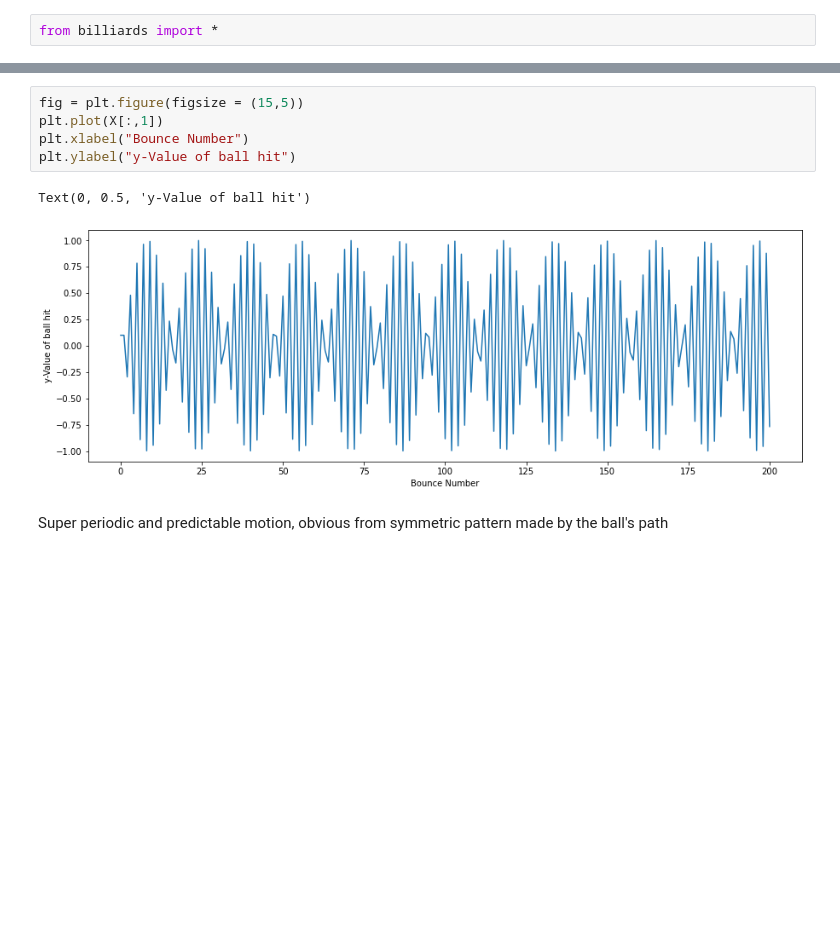
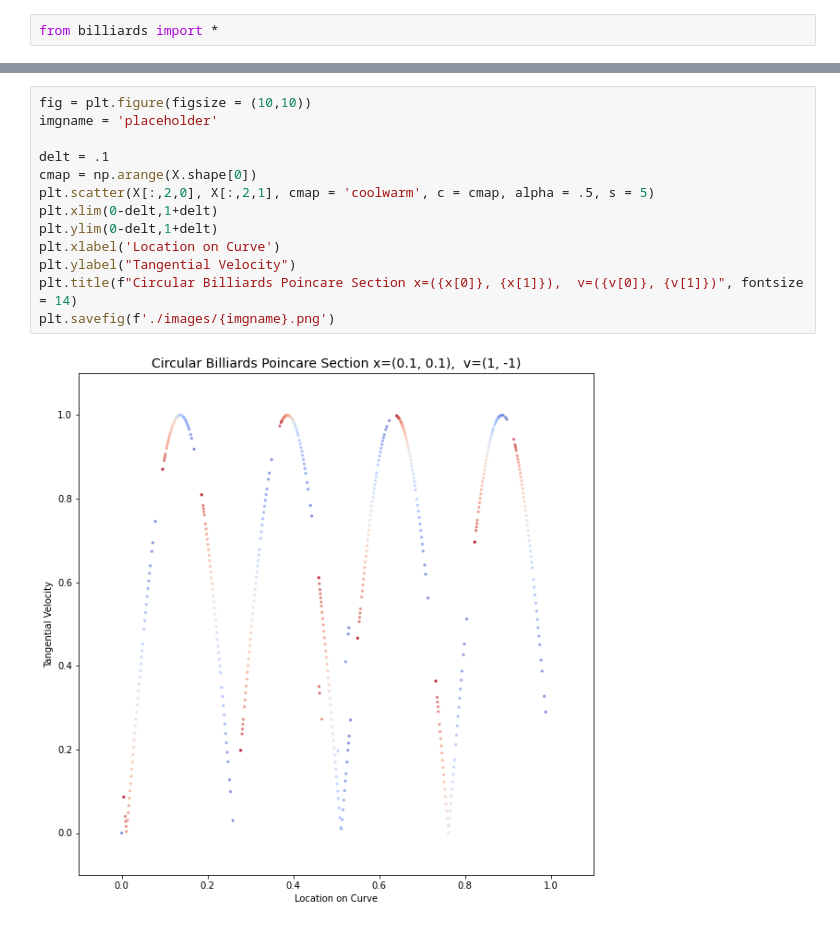
Before and after one commit to willeyna/Billiards, a Jupyter notebook: Circle.ipynb, the cells around one changed output, grey strips where cells are left out. Drawn from its saved outputs; the diff is of its cells as text; blank space fills up the shorter version.

```diff
--- a/Circle.ipynb
+++ b/Circle.ipynb
@@ -29,10 +28,15 @@ for i in range(len(X)-1):
-# %%
-fig = plt.figure(figsize = (15,5))
-plt.plot(X[:,1])
-plt.xlabel("Bounce Number")
-plt.ylabel("y-Value of ball hit")
-# %% [output]
-Text(0, 0.5, 'y-Value of ball hit')
-[figure, removed]
-# %% [markdown]
-Super periodic and predictable motion, obvious from symmetric pattern made by the ball's path
+# %%
+fig = plt.figure(figsize = (10,10))
+imgname = 'placeholder'
+
+delt = .1
+cmap = np.arange(X.shape[0])
+plt.scatter(X[:,2,0], X[:,2,1], cmap = 'coolwarm', c = cmap, alpha = .5, s = 5)
+plt.xlim(0-delt,1+delt)
+plt.ylim(0-delt,1+delt)
+plt.xlabel('Location on Curve')
+plt.ylabel("Tangential Velocity")
+plt.title(f"Circular Billiards Poincare Section x=({x[0]}, {x[1]}),  v=({v[0]}, {v[1]})", fontsize = 14)
+plt.savefig(f'./images/{imgname}.png')
+# %% [output]
+[figure, added]
```
Also changed, not shown: parts of 2 cells of this notebook, 8 other files.
